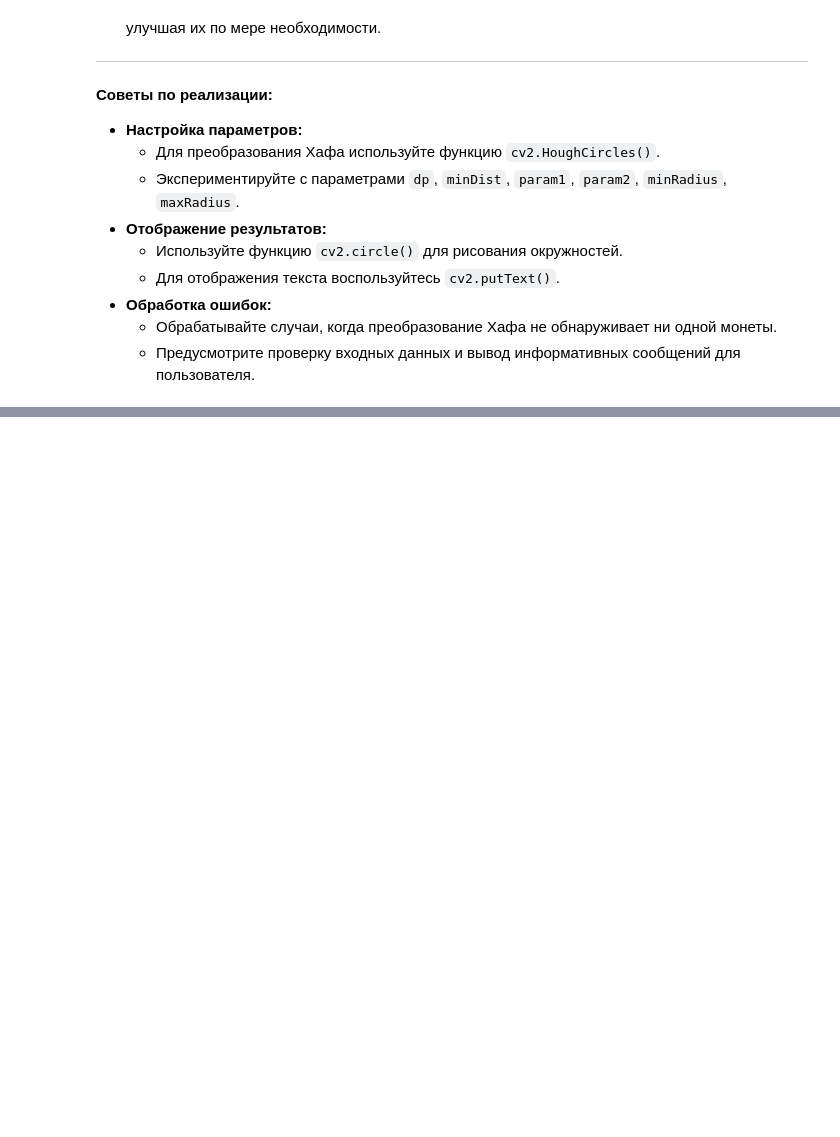
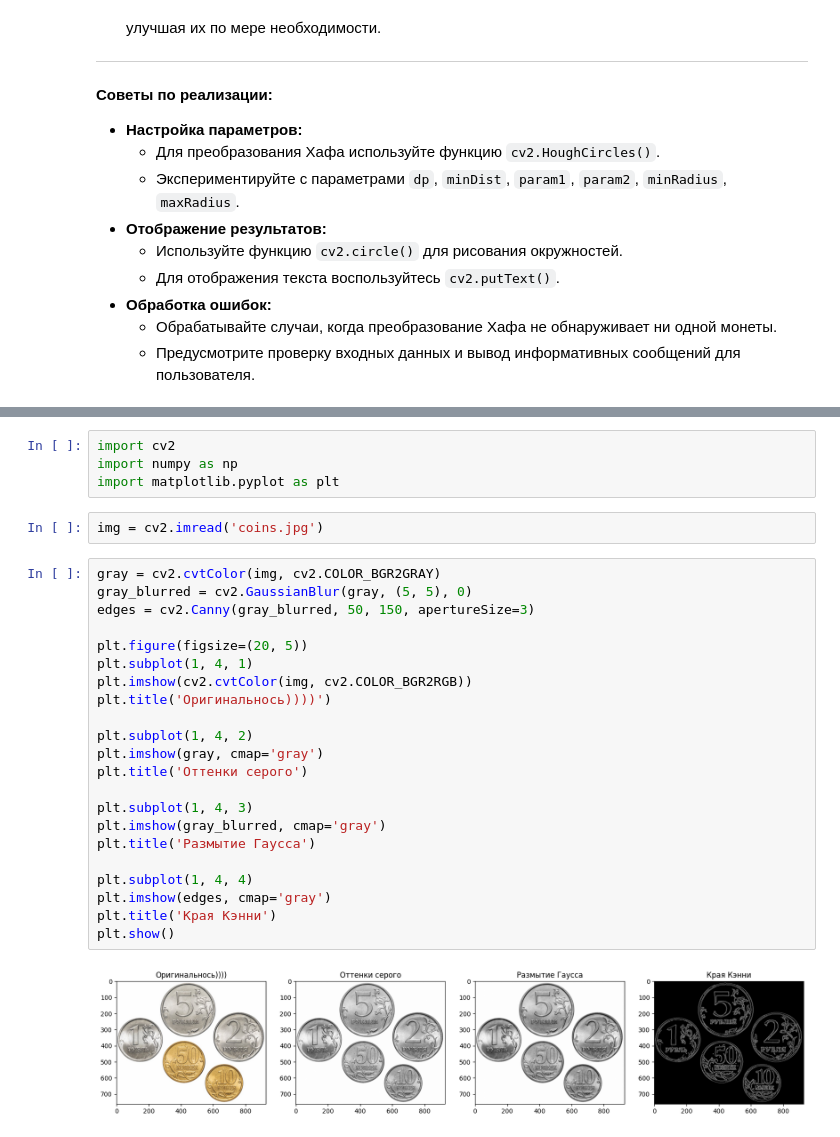
Before and after one commit to DanisStepanov/image_processing, a Jupyter notebook: Проектная_работа_№1_Классификация_объектов_на_изображении.ipynb, the cells around one changed output, grey strips where cells are left out. Cells and saved outputs as stored; diff of their text form; blank space fills up the shorter version.

```diff
--- a/Проектная_работа_№1_Классификация_объектов_на_изображении.ipynb
+++ b/Проектная_работа_№1_Классификация_объектов_на_изображении.ipynb
@@ -94,0 +101,30 @@
+# %%
+import cv2
+import numpy as np
+import matplotlib.pyplot as plt
+# %%
+img = cv2.imread('coins.jpg')
+# %%
+gray = cv2.cvtColor(img, cv2.COLOR_BGR2GRAY)
+gray_blurred = cv2.GaussianBlur(gray, (5, 5), 0)
+edges = cv2.Canny(gray_blurred, 50, 150, apertureSize=3)
+
+plt.figure(figsize=(20, 5))
+plt.subplot(1, 4, 1)
+plt.imshow(cv2.cvtColor(img, cv2.COLOR_BGR2RGB))
+plt.title('Оригинальнось))))')
+
+plt.subplot(1, 4, 2)
+plt.imshow(gray, cmap='gray')
+plt.title('Оттенки серого')
+
+plt.subplot(1, 4, 3)
+plt.imshow(gray_blurred, cmap='gray')
+plt.title('Размытие Гаусса')
+
+plt.subplot(1, 4, 4)
+plt.imshow(edges, cmap='gray')
+plt.title('Края Кэнни')
+plt.show()
+# %% [output]
+[figure, added]
```
Also changed, not shown: parts of 4 cells of this notebook.
